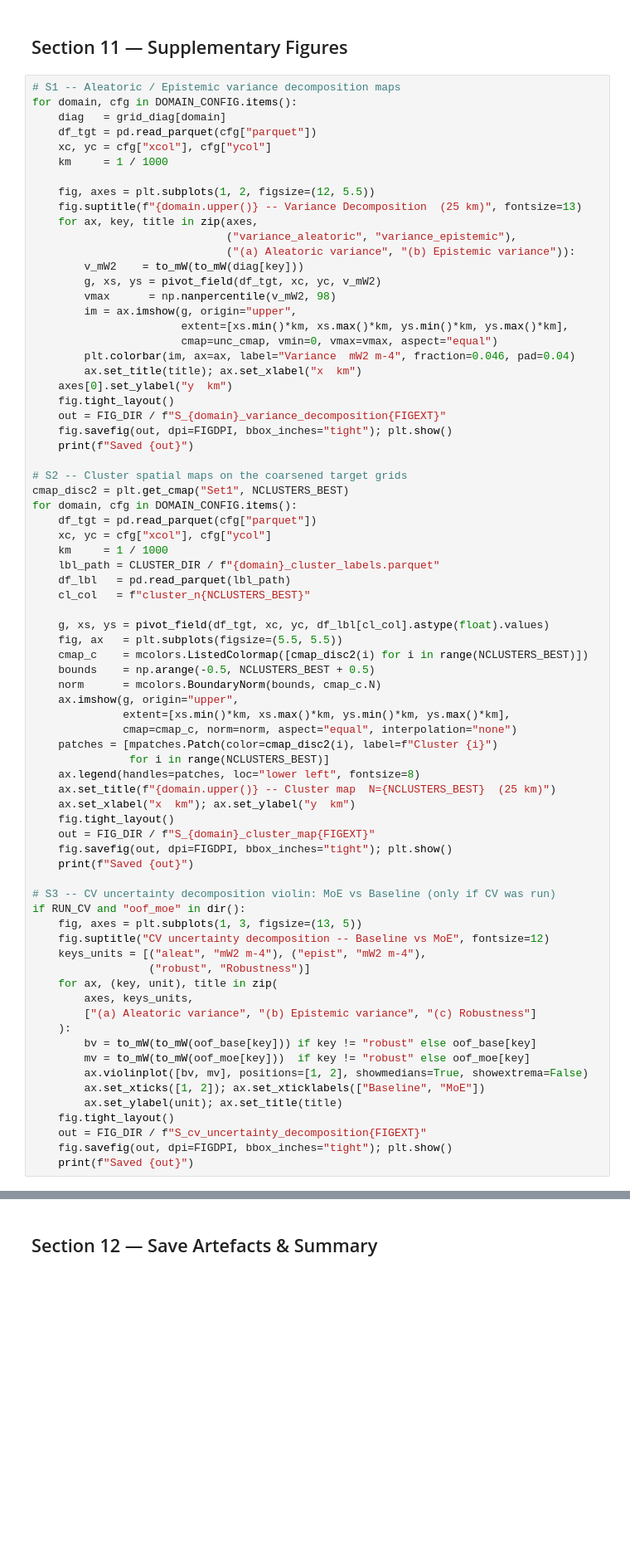
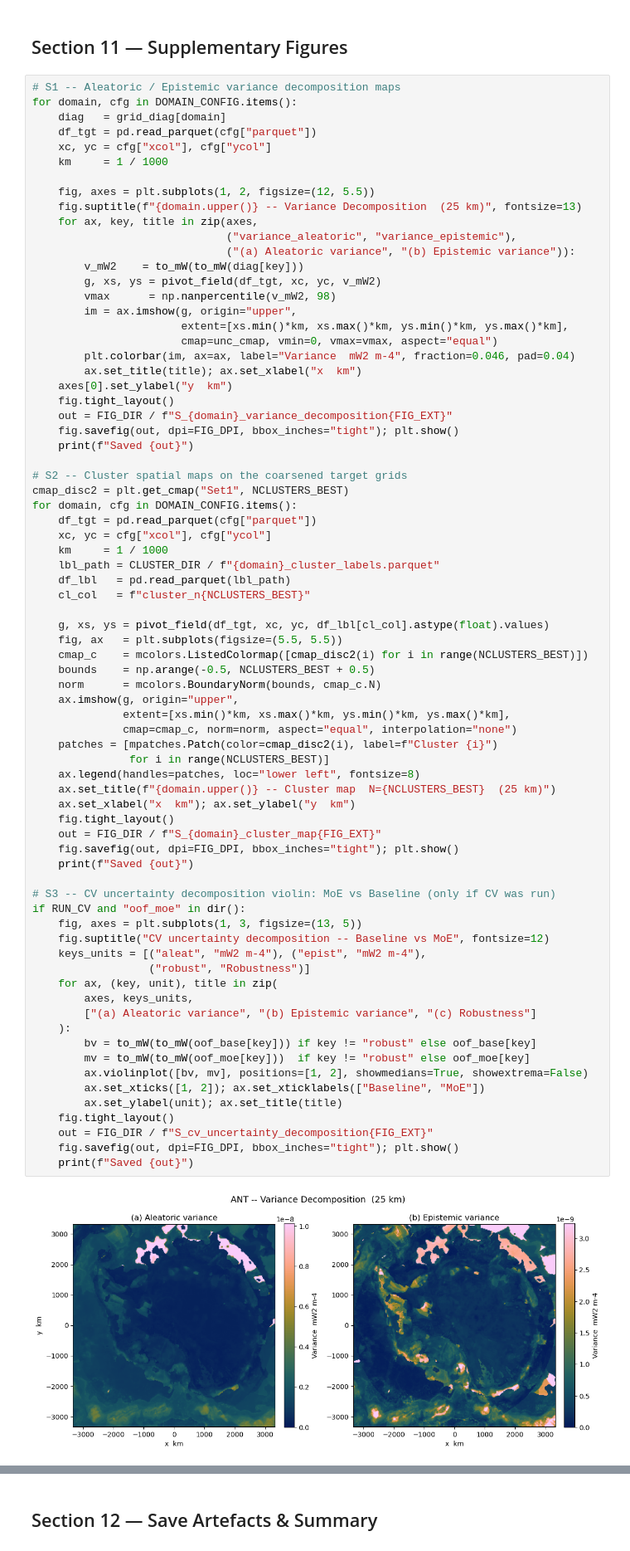
Before and after one commit to TobbeTripitaka/Aq2, a Jupyter notebook: 6_CLUSTERING_v2.ipynb, the cells around one changed output, grey strips where cells are left out. Shown at 83% size. Cells and saved outputs as stored; diff of their text form; blank space fills up the shorter version.

```diff
--- a/6_CLUSTERING_v2.ipynb
+++ b/6_CLUSTERING_v2.ipynb
@@ -952,8 +1054,8 @@ for domain, cfg in DOMAIN_CONFIG.items():
         ax.set_title(title); ax.set_xlabel("x  km")
     axes[0].set_ylabel("y  km")
     fig.tight_layout()
-    out = FIG_DIR / f"S_{domain}_variance_decomposition{FIGEXT}"
-    fig.savefig(out, dpi=FIGDPI, bbox_inches="tight"); plt.show()
+    out = FIG_DIR / f"S_{domain}_variance_decomposition{FIG_EXT}"
+    fig.savefig(out, dpi=FIG_DPI, bbox_inches="tight"); plt.show()
     print(f"Saved {out}")
 
 # S2 -- Cluster spatial maps on the coarsened target grids
@@ -972,34 +1074,36 @@ for domain, cfg in DOMAIN_CONFIG.items():
     bounds    = np.arange(-0.5, NCLUSTERS_BEST + 0.5)
     norm      = mcolors.BoundaryNorm(bounds, cmap_c.N)
     ax.imshow(g, origin="upper",
               extent=[xs.min()*km, xs.max()*km, ys.min()*km, ys.max()*km],
               cmap=cmap_c, norm=norm, aspect="equal", interpolation="none")
     patches = [mpatches.Patch(color=cmap_disc2(i), label=f"Cluster {i}")
                for i in range(NCLUSTERS_BEST)]
     ax.legend(handles=patches, loc="lower left", fontsize=8)
     ax.set_title(f"{domain.upper()} -- Cluster map  N={NCLUSTERS_BEST}  (25 km)")
     ax.set_xlabel("x  km"); ax.set_ylabel("y  km")
     fig.tight_layout()
-    out = FIG_DIR / f"S_{domain}_cluster_map{FIGEXT}"
-    fig.savefig(out, dpi=FIGDPI, bbox_inches="tight"); plt.show()
+    out = FIG_DIR / f"S_{domain}_cluster_map{FIG_EXT}"
+    fig.savefig(out, dpi=FIG_DPI, bbox_inches="tight"); plt.show()
     print(f"Saved {out}")
 
 # S3 -- CV uncertainty decomposition violin: MoE vs Baseline (only if CV was run)
 if RUN_CV and "oof_moe" in dir():
     fig, axes = plt.subplots(1, 3, figsize=(13, 5))
     fig.suptitle("CV uncertainty decomposition -- Baseline vs MoE", fontsize=12)
     keys_units = [("aleat", "mW2 m-4"), ("epist", "mW2 m-4"),
                   ("robust", "Robustness")]
     for ax, (key, unit), title in zip(
         axes, keys_units,
         ["(a) Aleatoric variance", "(b) Epistemic variance", "(c) Robustness"]
     ):
         bv = to_mW(to_mW(oof_base[key])) if key != "robust" else oof_base[key]
         mv = to_mW(to_mW(oof_moe[key]))  if key != "robust" else oof_moe[key]
         ax.violinplot([bv, mv], positions=[1, 2], showmedians=True, showextrema=False)
         ax.set_xticks([1, 2]); ax.set_xticklabels(["Baseline", "MoE"])
         ax.set_ylabel(unit); ax.set_title(title)
     fig.tight_layout()
-    out = FIG_DIR / f"S_cv_uncertainty_decomposition{FIGEXT}"
-    fig.savefig(out, dpi=FIGDPI, bbox_inches="tight"); plt.show()
+    out = FIG_DIR / f"S_cv_uncertainty_decomposition{FIG_EXT}"
+    fig.savefig(out, dpi=FIG_DPI, bbox_inches="tight"); plt.show()
     print(f"Saved {out}")
+# %% [output]
+[figure, added]
```
Also changed, not shown: parts of 15 cells of this notebook, 14 other files.
